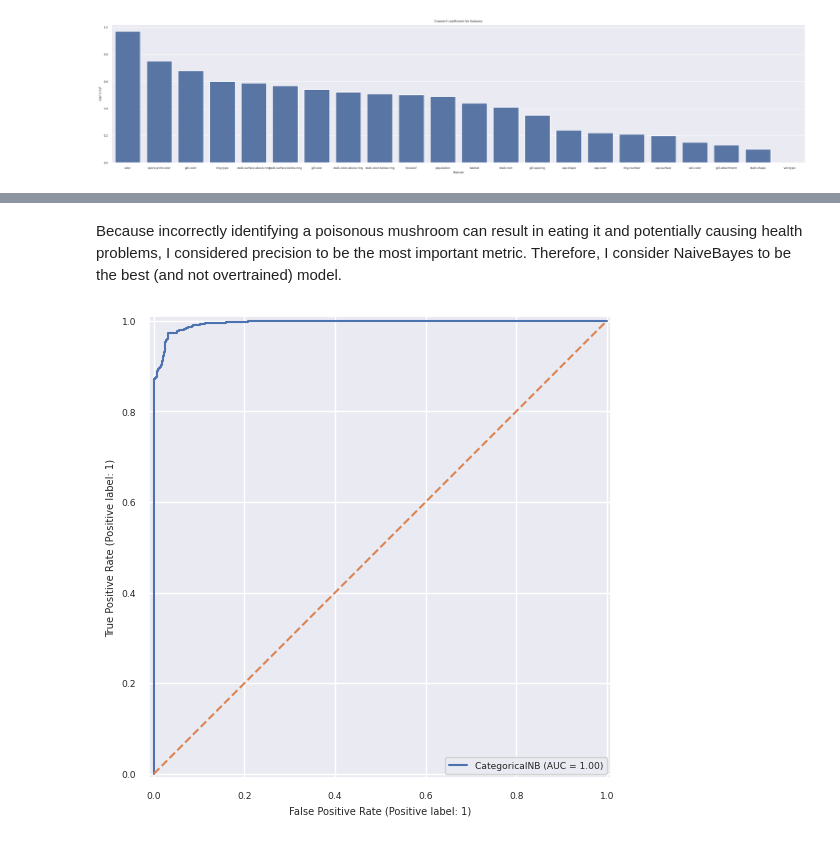
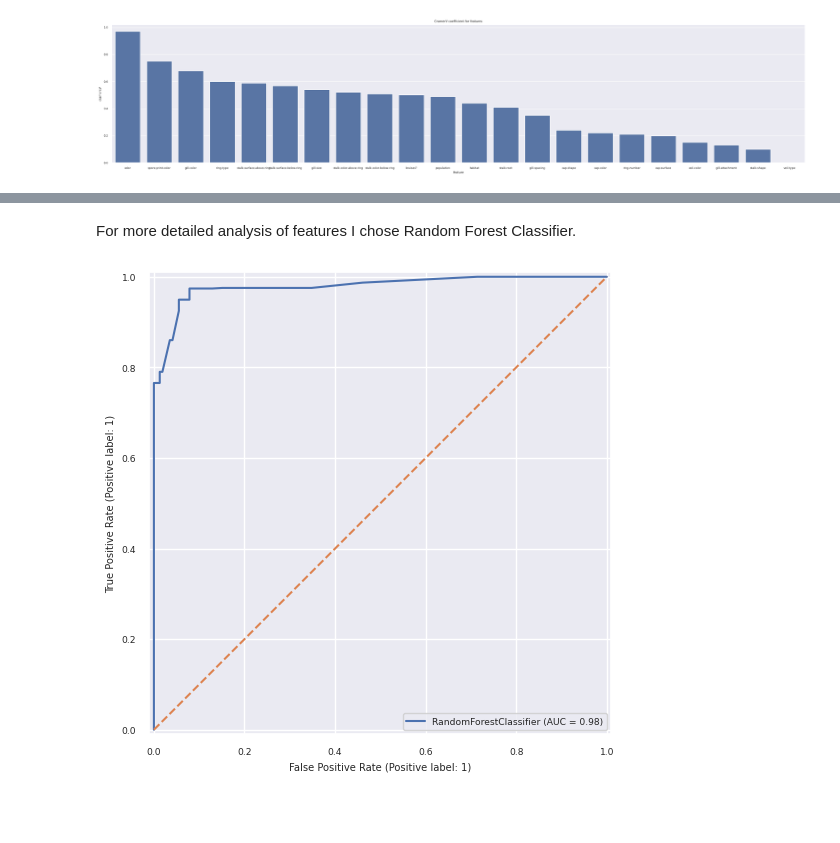
Before and after one commit to Aleksiiej/Machine-Learning, a Jupyter notebook: Classification_of_mushroom_species.ipynb, the cells around one changed output, grey strips where cells are left out. Saved outputs shown, nothing was run; the diff lists cells and outputs as text; code cells hidden in the pictures; blank space fills up the shorter version.

```diff
--- a/Classification_of_mushroom_species.ipynb
+++ b/Classification_of_mushroom_species.ipynb
@@ -241,11 +243,11 @@ print(results)
 3              NaiveBayes  0.944615   0.980282  0.901554  0.939271
 4        GradientBoosting  0.981538   0.963750  0.998705  0.980916
-# %% [markdown]
-Because incorrectly identifying a poisonous mushroom can result in eating it and potentially causing health problems, I considered precision to be the most important metric. Therefore, I consider NaiveBayes to be the best (and not overtrained) model.
+# %% [markdown]
+For more detailed analysis of features I chose Random Forest Classifier.
 # %%
 # ROC curve for choosen classification model
 
-RocCurveDisplay.from_estimator(models.get('NaiveBayes'), X_test, y_test)
+RocCurveDisplay.from_estimator(models.get('RandomForestClassifier'), X_test, y_test)
 plt.gca().plot([0, 1], [0, 1], '--', c='C1');
 # %% [output]
-[figure, old version]
+[figure, new version]
```
Also changed, not shown: parts of 4 cells of this notebook.
